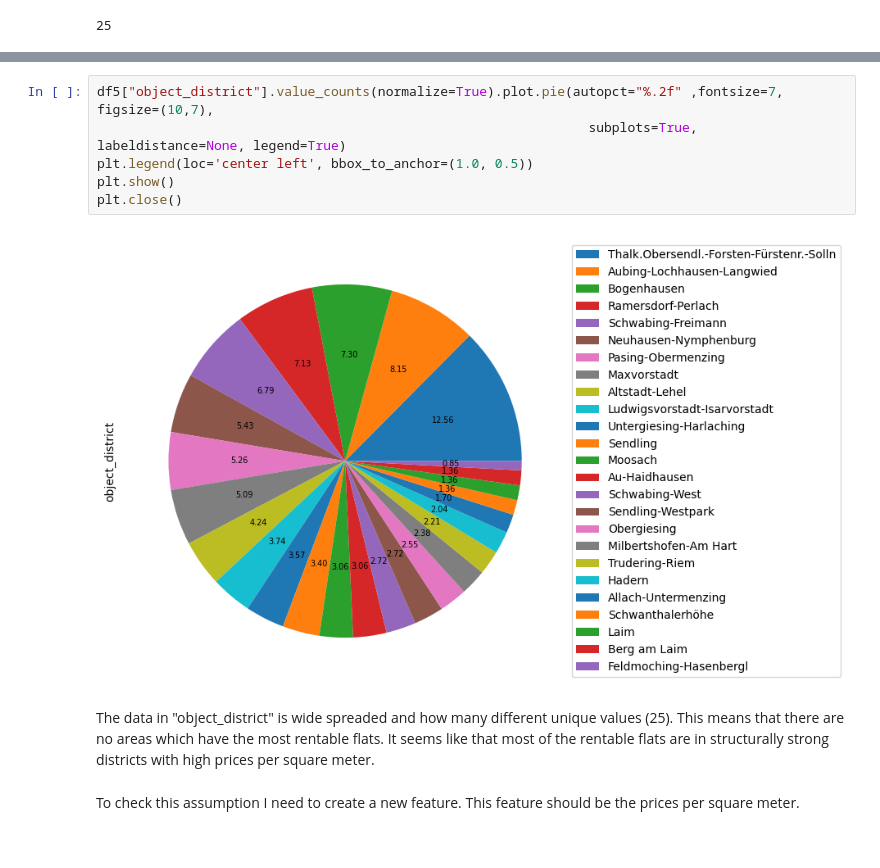
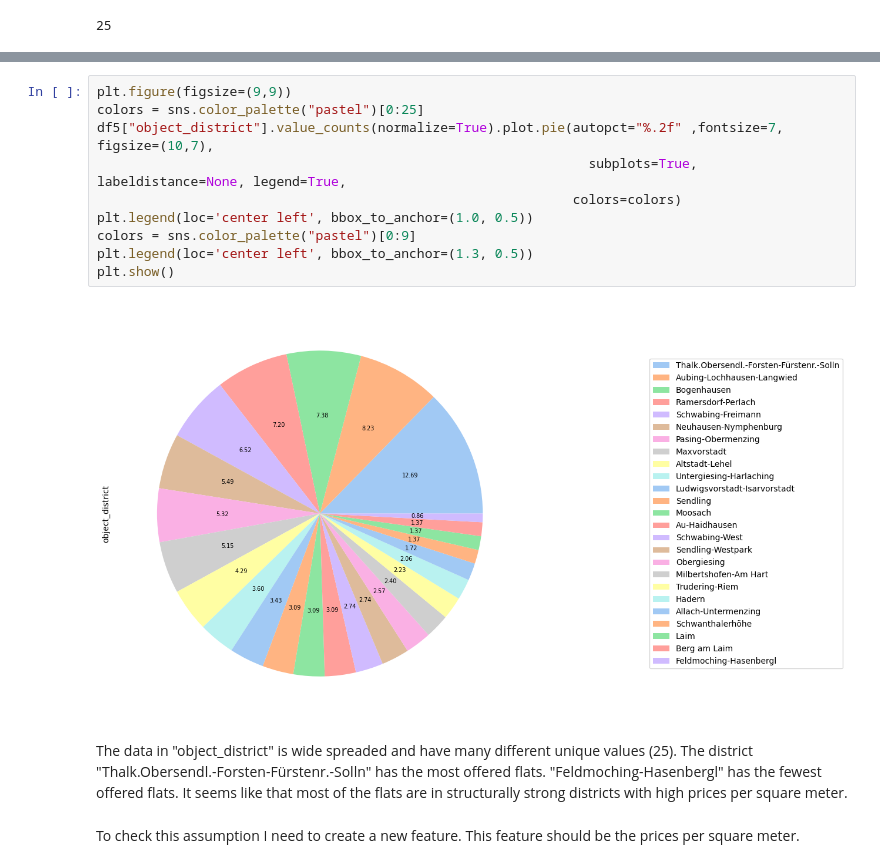
Before and after one commit to maximkiesel1/Machine_Learning_Rent_Prediction, a Jupyter notebook: Part_Two_EDA.ipynb, the cells around one changed output, grey strips where cells are left out. Saved outputs shown, nothing was run; the diff lists cells and outputs as text.

```diff
--- a/Part_Two_EDA.ipynb
+++ b/Part_Two_EDA.ipynb
@@ -202,14 +215,18 @@ len(df5["object_district"].value_counts(normalize=True))
 # %%
+plt.figure(figsize=(9,9))
+colors = sns.color_palette("pastel")[0:25]
 df5["object_district"].value_counts(normalize=True).plot.pie(autopct="%.2f" ,fontsize=7, figsize=(10,7),
-                                                               subplots=True, labeldistance=None, legend=True)
+                                                               subplots=True, labeldistance=None, legend=True,
+                                                             colors=colors)
 plt.legend(loc='center left', bbox_to_anchor=(1.0, 0.5))
+colors = sns.color_palette("pastel")[0:9]
+plt.legend(loc='center left', bbox_to_anchor=(1.3, 0.5))
 plt.show()
-plt.close()
 # %% [output]
-[figure, old version]
+[figure, new version]
 # %% [markdown]
-The data in "object_district" is wide spreaded and how many different unique values (25). This means that there are no areas which have the most rentable flats.
-It seems like that most of the rentable flats are in structurally strong districts with high prices per square meter.
+The data in "object_district" is wide spreaded and have many different unique values (25). The district "Thalk.Obersendl.-Forsten-Fürstenr.-Solln" has the most offered flats. "Feldmoching-Hasenbergl" has the fewest offered flats.
+It seems like that most of the flats are in structurally strong districts with high prices per square meter.
 # %% [markdown]
 To check this assumption I need to create a new feature. This feature should be the prices per square meter.
 # %% [markdown]
```
Also changed, not shown: parts of 43 cells of this notebook.
